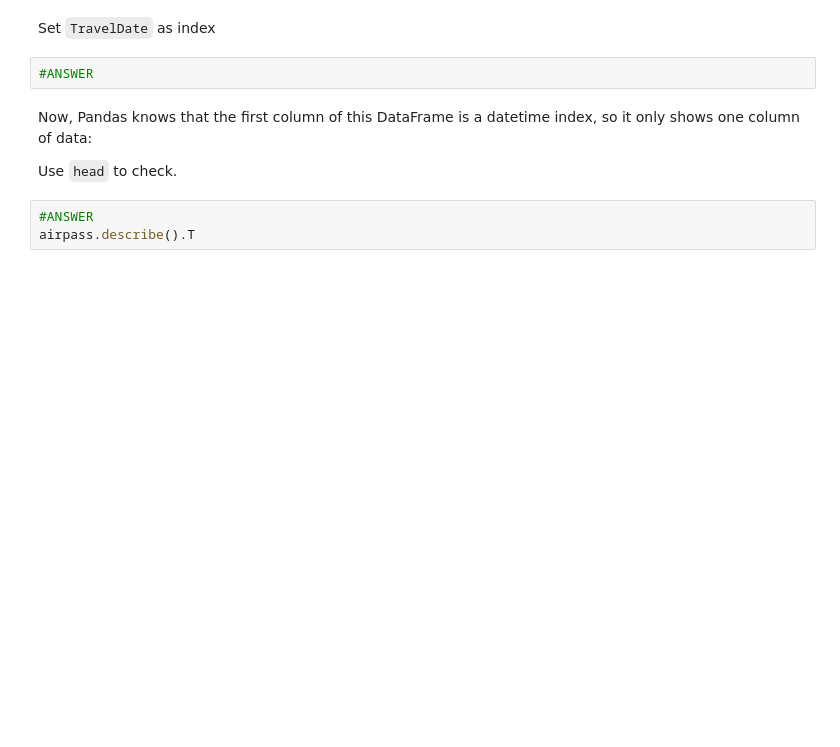
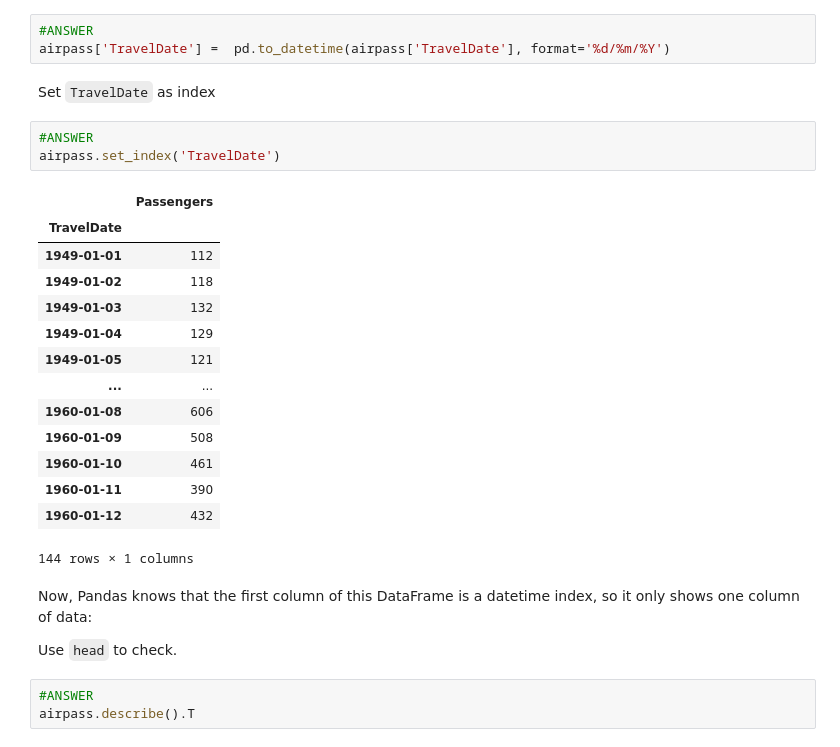
Before and after one commit to reediredale/institute-of-data, a Jupyter notebook: Module 2/Lab 2.1.2.ipynb, the cells around one changed output. Cells and saved outputs as stored; diff of their text form; blank space fills up the shorter version.

```diff
--- a/Module 2/Lab 2.1.2.ipynb
+++ b/Module 2/Lab 2.1.2.ipynb
@@ -431,7 +429,26 @@ Before going any further, the `TravelDate` column needs to be converted to the `
+# %%
+#ANSWER
+airpass['TravelDate'] =  pd.to_datetime(airpass['TravelDate'], format='%d/%m/%Y')
 # %% [markdown]
 Set `TravelDate` as index
 # %%
 #ANSWER
+airpass.set_index('TravelDate')
+# %% [output]
+|  | Passengers |
+| TravelDate |  |
+| 1949-01-01 | 112 |
+| 1949-01-02 | 118 |
+| 1949-01-03 | 132 |
+| 1949-01-04 | 129 |
+| 1949-01-05 | 121 |
+| ... | ... |
+| 1960-01-08 | 606 |
+| 1960-01-09 | 508 |
+| 1960-01-10 | 461 |
+| 1960-01-11 | 390 |
+| 1960-01-12 | 432 |
+144 rows × 1 columns
 # %% [markdown]
 Now, Pandas knows that the first column of this DataFrame is a datetime index, so it only shows one column of data:
 
```
Also changed, not shown: parts of 10 cells of this notebook.
